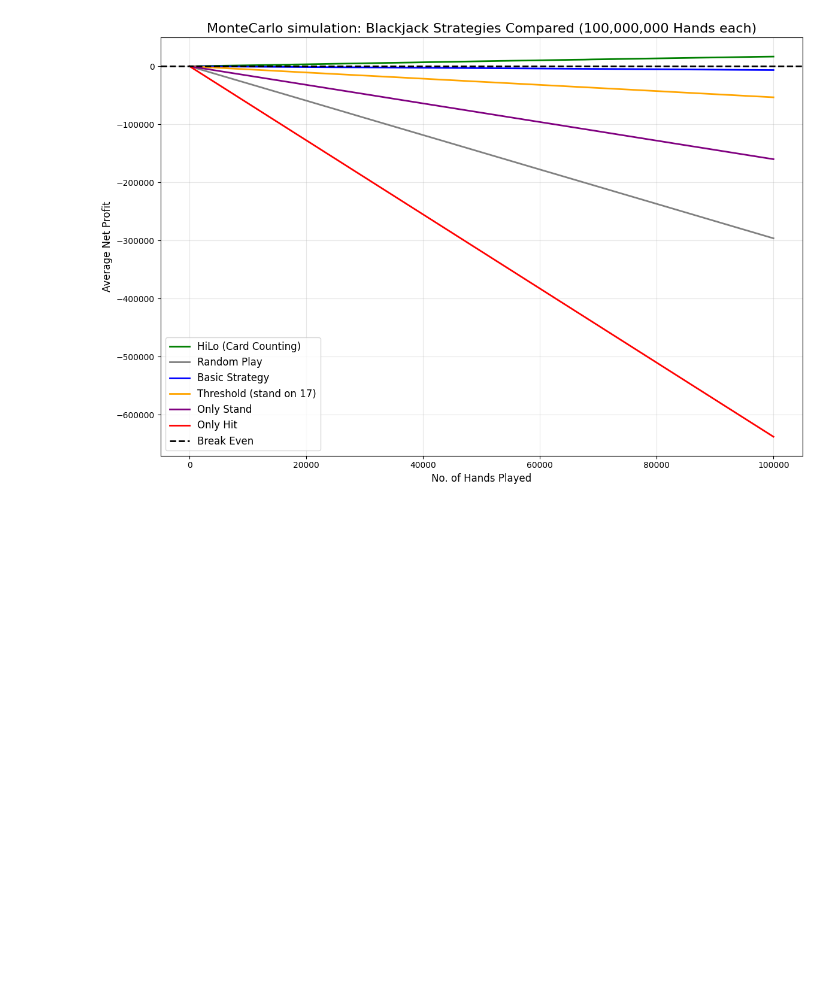
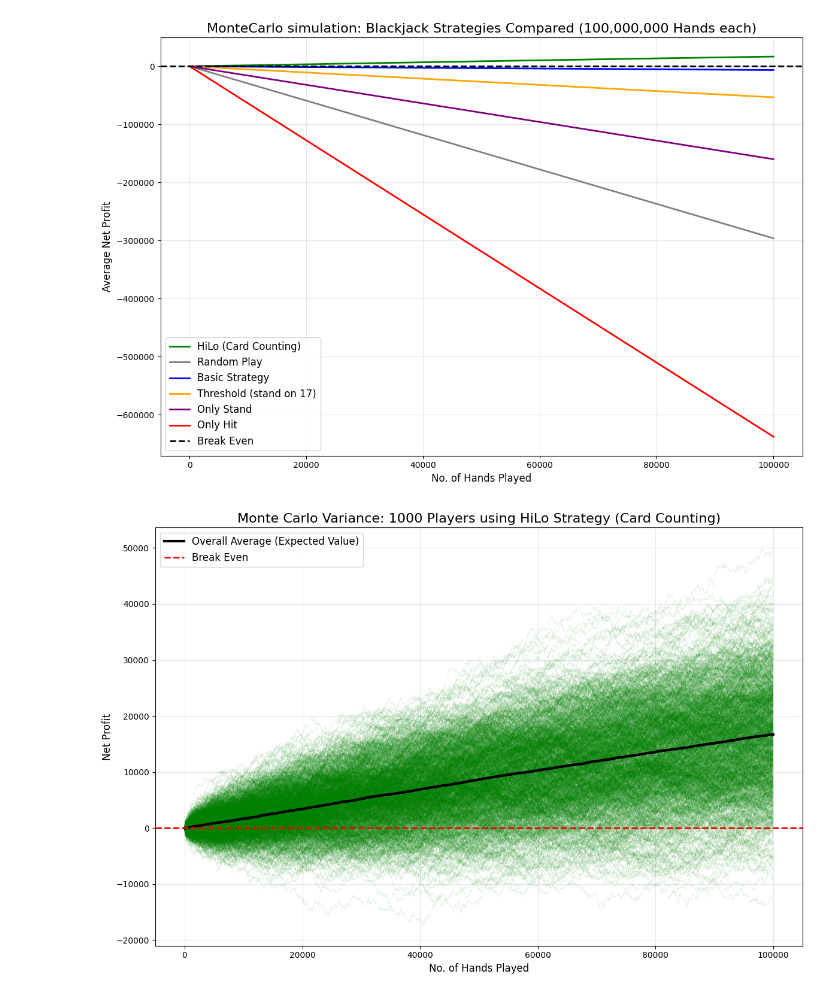
Before and after one commit to mtoralv/blackjack-montecarlo-engine, a Jupyter notebook: blackjack_analysis.ipynb, the cells around one changed output. Saved outputs shown, nothing was run; the diff lists cells and outputs as text; code cells hidden in the pictures; blank space fills up the shorter version.

```diff
--- a/blackjack_analysis.ipynb
+++ b/blackjack_analysis.ipynb
@@ -88,29 +88,31 @@ Successfully plotted Only Hit
 # %%
 import pandas as pd
 import matplotlib.pyplot as plt
 
 filename = "CSVresults/HiLoStrategy_exportedCSV.csv"
 strategy_name = "HiLo Strategy (Card Counting)"
 
 df = pd.read_csv(filename, header=None)
 df = df.dropna(axis=1, how='all')
 
 plt.figure(figsize=(12, 8))
 
 # alpha=0.1 for 90% transparency
 for i in range(len(df)):
-    plt.plot(df.iloc[i], color='green', alpha=0.1)
+    plt.plot(df.iloc[i], color='green', alpha=0.1 , linewidth=0.25)
 
 mean_vals = df.mean(axis=0)
-plt.plot(mean_vals, color='black', linewidth=0.1, label="Overall Average (Expected Value)")
+plt.plot(mean_vals, color='black', linewidth=3, label="Overall Average (Expected Value)")
 
 plt.title(f"Monte Carlo Variance: 1000 Players using {strategy_name}", fontsize=16)
-plt.xlabel("Number of Hands Played", fontsize=12)
+plt.xlabel("No. of Hands Played", fontsize=12)
 plt.ylabel("Net Profit", fontsize=12)
-plt.axhline(0, color='red', linestyle='--', linewidth=2, label="Break Even ($0)")
+plt.axhline(0, color='red', linestyle='--', linewidth=2, label="Break Even")
 
 plt.legend(fontsize=12)
 plt.grid(True, alpha=0.3)
 plt.tight_layout()
 
 plt.show()
+# %% [output]
+[figure, added]
```
